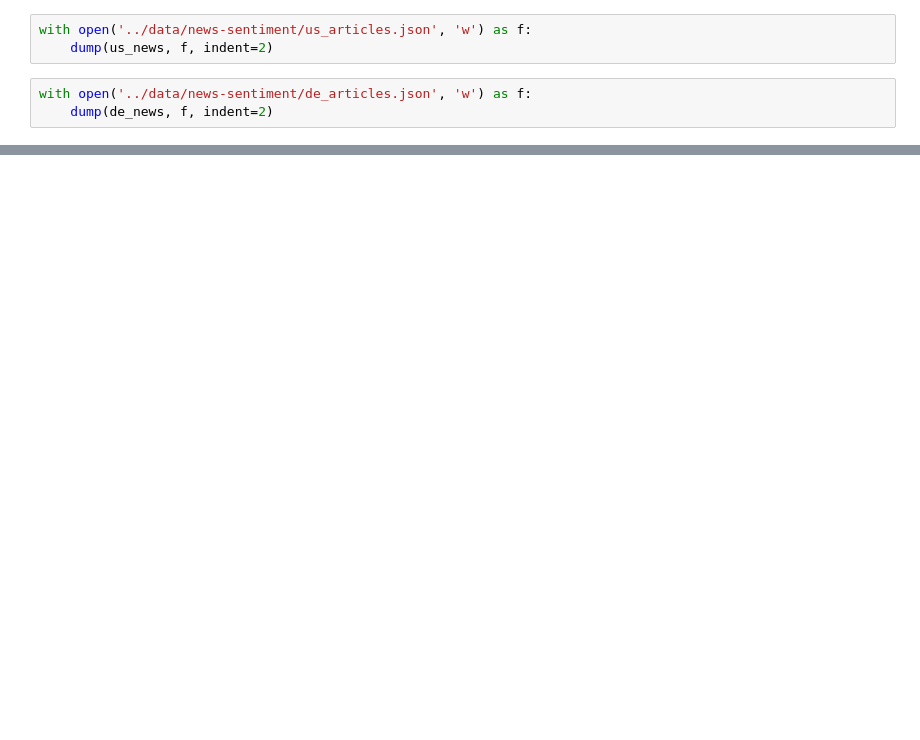
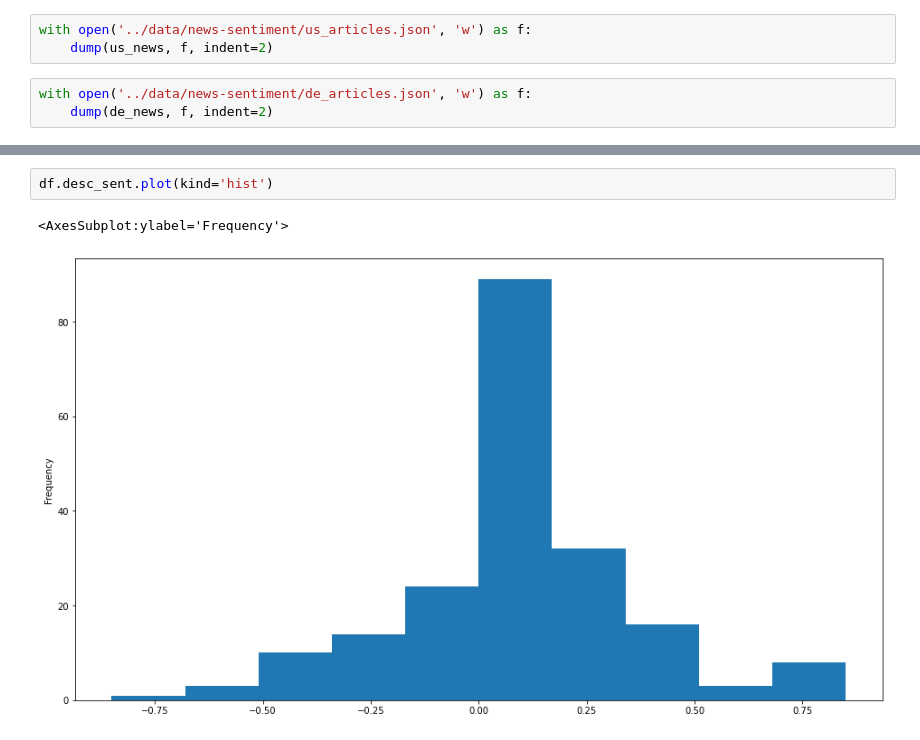
Before and after one commit to felixpeters/ml-experiments, a Jupyter notebook: sentiment/01_News_Sentiment.ipynb, the cells around one changed output, grey strips where cells are left out. Saved outputs shown, nothing was run; the diff lists cells and outputs as text; blank space fills up the shorter version.

```diff
--- a/sentiment/01_News_Sentiment.ipynb
+++ b/sentiment/01_News_Sentiment.ipynb
@@ -164,0 +207,5 @@ with open('../data/news-sentiment/de_articles.json', 'w') as f:
+# %%
+df.desc_sent.plot(kind='hist')
+# %% [output]
+<AxesSubplot:ylabel='Frequency'>
+[figure, added]
```
Also changed, not shown: parts of 13 cells of this notebook, 2 other files.
